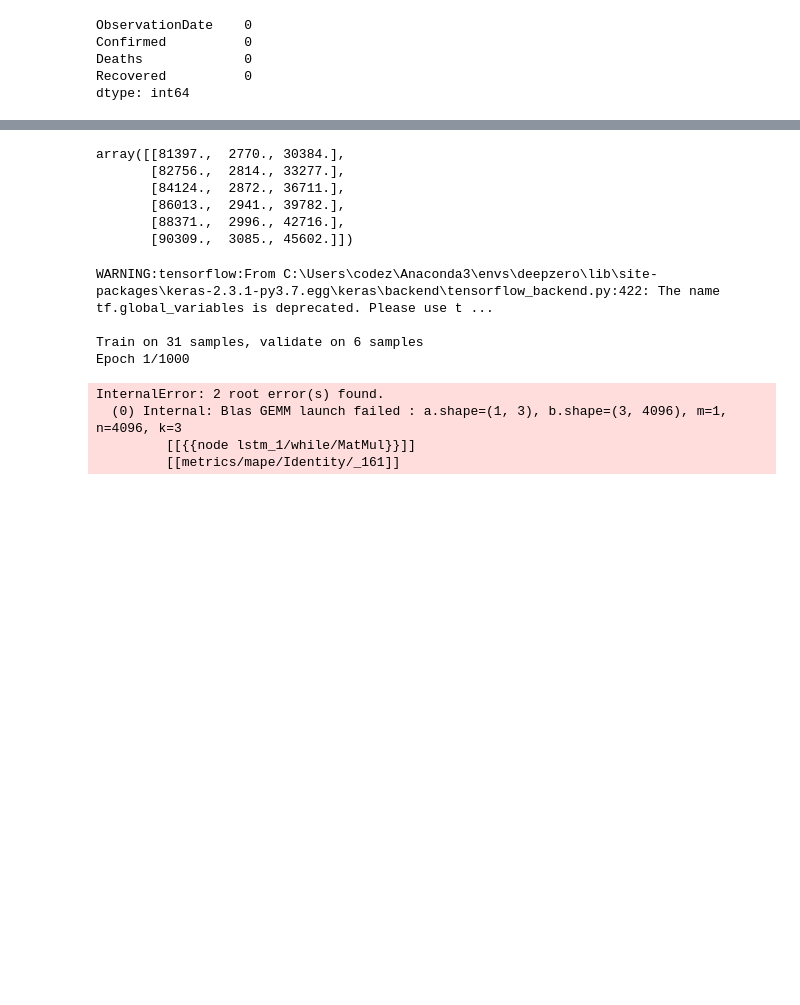
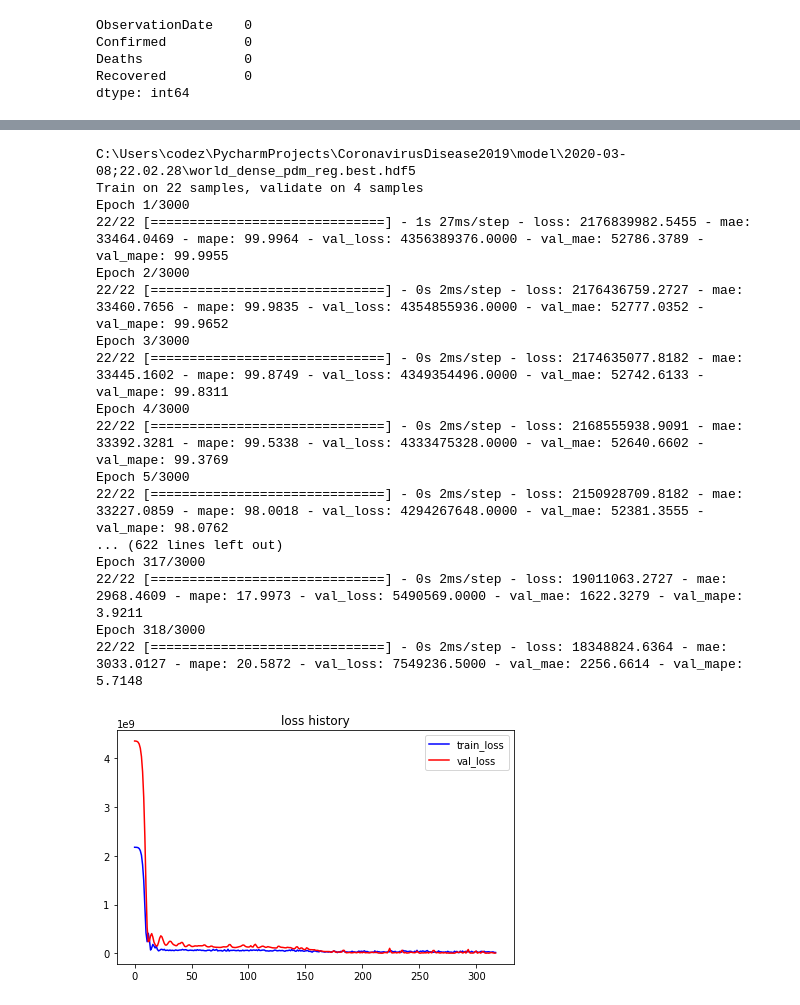
Before and after one commit to gbjung759/CoronavirusDisease2019, a Jupyter notebook: predict_coronavirus_spread_svm.ipynb, the cells around one changed output, grey strips where cells are left out. Cells and saved outputs as stored; diff of their text form; code cells hidden in the pictures; blank space fills up the shorter version.

```diff
--- a/predict_coronavirus_spread_svm.ipynb
+++ b/predict_coronavirus_spread_svm.ipynb
@@ -380,34 +334,34 @@ array([[ 2118.,    56.,    52.],
-# %%
-y_test
-# %% [output]
-array([[81397.,  2770., 30384.],
-       [82756.,  2814., 33277.],
-       [84124.,  2872., 36711.],
-       [86013.,  2941., 39782.],
-       [88371.,  2996., 42716.],
-       [90309.,  3085., 45602.]])
-# %%
-hist = pdm_reg.fit(X_train=X_train,
-                       y_train=y_train,
-                       X_val=X_test,
-                       y_val=y_test,
-                       epochs=1000)
-
-show_train_hist(hist)
-
-pdm_reg.load_best_weights()
-
-loss_and_metrics = pdm_reg.evaluate(X_test=X_test,
-                     y_test=y_test)
-print(f'MAE: {loss_and_metrics[1]}, MAPE: {loss_and_metrics[2]}')
-
-print('Train is done..')
-# %% [output]
-WARNING:tensorflow:From C:\Users\codez\Anaconda3\envs\deepzero\lib\site-packages\keras-2.3.1-py3.7.egg\keras\backend\tensorflow_backend.py:422: The name tf.global_variables is deprecated. Please use t ...
-
-Train on 31 samples, validate on 6 samples
-Epoch 1/1000
-InternalError: 2 root error(s) found.
-  (0) Internal: Blas GEMM launch failed : a.shape=(1, 3), b.shape=(3, 4096), m=1, n=4096, k=3
-         [[{{node lstm_1/while/MatMul}}]]
-         [[metrics/mape/Identity/_161]]
+# %%
+"""
+Predict the global spread of coronavirus with Dense modle
+"""
+pdm_reg = PandemicRegressor(window_size=WINDOW_SIZE, hidden_state=False, batch_size=8, n_feature=3, model_name='world_dense_pdm_reg', stateful=False)
+
+hist = pdm_reg.fit(X_train=X_train.reshape(len(X_train), X_train.shape[1] * X_train.shape[2]),
+                   y_train=y_train,
+                   validation_data=(X_test.reshape(len(X_test), X_test.shape[1] * X_test.shape[2]), y_test),
+                   verbose=1,
+                   epochs=3000)
+show_train_hist(hist)
+
+pdm_reg.load_best_weights()
+loss_and_metrics = pdm_reg.evaluate(X_test=X_test.reshape(len(X_test), X_test.shape[1] * X_test.shape[2]), y_test=y_test)
+# %% [output]
+C:\Users\codez\PycharmProjects\CoronavirusDisease2019\model\2020-03-08;22.02.28\world_dense_pdm_reg.best.hdf5
+Train on 22 samples, validate on 4 samples
+Epoch 1/3000
+22/22 [==============================] - 1s 27ms/step - loss: 2176839982.5455 - mae: 33464.0469 - mape: 99.9964 - val_loss: 4356389376.0000 - val_mae: 52786.3789 - val_mape: 99.9955
+Epoch 2/3000
+22/22 [==============================] - 0s 2ms/step - loss: 2176436759.2727 - mae: 33460.7656 - mape: 99.9835 - val_loss: 4354855936.0000 - val_mae: 52777.0352 - val_mape: 99.9652
+Epoch 3/3000
+22/22 [==============================] - 0s 2ms/step - loss: 2174635077.8182 - mae: 33445.1602 - mape: 99.8749 - val_loss: 4349354496.0000 - val_mae: 52742.6133 - val_mape: 99.8311
+Epoch 4/3000
+22/22 [==============================] - 0s 2ms/step - loss: 2168555938.9091 - mae: 33392.3281 - mape: 99.5338 - val_loss: 4333475328.0000 - val_mae: 52640.6602 - val_mape: 99.3769
+Epoch 5/3000
+22/22 [==============================] - 0s 2ms/step - loss: 2150928709.8182 - mae: 33227.0859 - mape: 98.0018 - val_loss: 4294267648.0000 - val_mae: 52381.3555 - val_mape: 98.0762
+... (622 lines left out)
+Epoch 317/3000
+22/22 [==============================] - 0s 2ms/step - loss: 19011063.2727 - mae: 2968.4609 - mape: 17.9973 - val_loss: 5490569.0000 - val_mae: 1622.3279 - val_mape: 3.9211
+Epoch 318/3000
+22/22 [==============================] - 0s 2ms/step - loss: 18348824.6364 - mae: 3033.0127 - mape: 20.5872 - val_loss: 7549236.5000 - val_mae: 2256.6614 - val_mape: 5.7148
+[figure, added]
```
Also changed, not shown: parts of 31 cells of this notebook.
